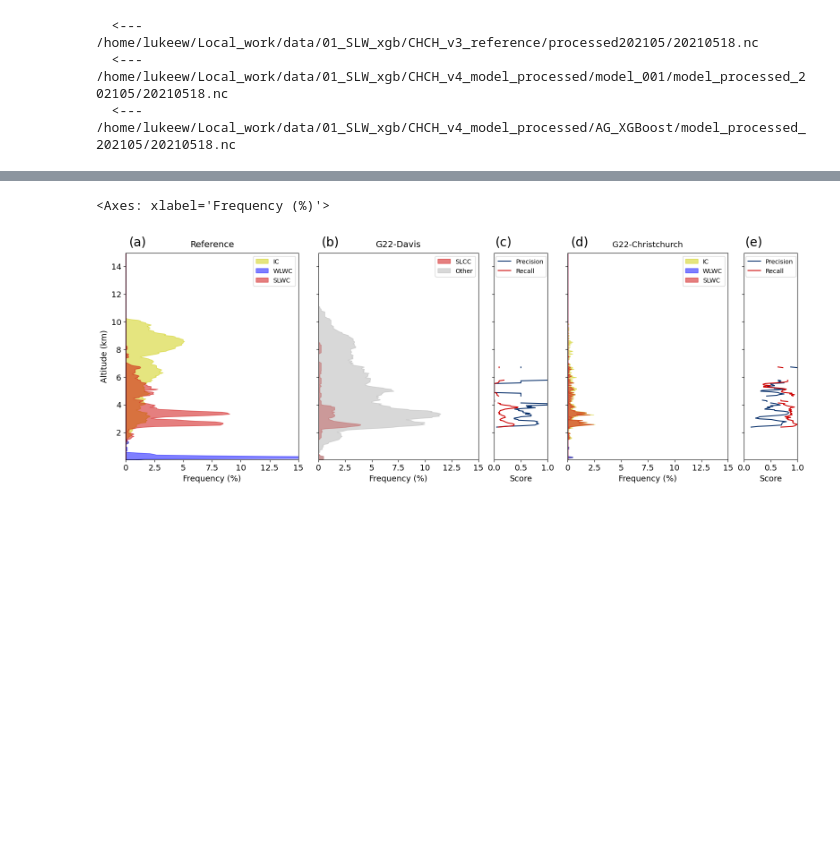
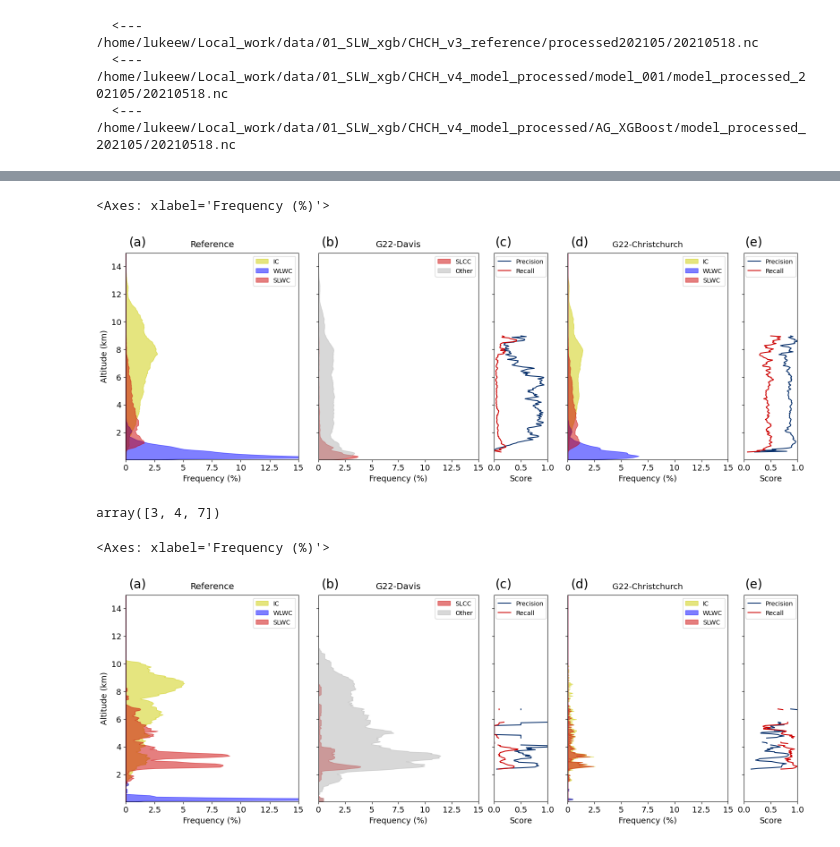
Before and after one commit to luke-whitehead/01_SLW_xgb, a Jupyter notebook: 110_model_stats.ipynb, the cells around one changed output, grey strips where cells are left out. Cells and saved outputs as stored; diff of their text form; code cells hidden in the pictures; blank space fills up the shorter version.

```diff
--- a/110_model_stats.ipynb
+++ b/110_model_stats.ipynb
@@ -1096,3 +1260,10 @@ plot_fig(ds_ref_all, ds_mod_all, ds_ag_all)
+# %%
+## Model 002, limited to cloud mask
+
+plot_fig(ds_ref_all, ds_mod_all, ds_ag_all)
+# %% [output]
+<Axes: xlabel='Frequency (%)'>
+[figure, added]
 # %%
 ds_mod_all.classified_peaks
 
@@ -1103,6 +1274,14 @@ slwc_peaks = ds_mod_all.classified_peaks==1
 
 # slwc_peaks.mean(dim='time')*100
 # slwc_peaks.sum(dim='time')*100/all_peaks.sum(dim='time')
+# %%
+x = np.array([1,2,3,4,5,6,7,8])
+a = np.array([0,0,1,1,0,0,1,0])
+
+x[a==1]
+# a==1
+# %% [output]
+array([3, 4, 7])
 # %%
 plot_fig(ds_ref_all, ds_mod_all, ds_ag_all)
 # %% [output]
```
Also changed, not shown: parts of 20 cells of this notebook, 2 other files.
